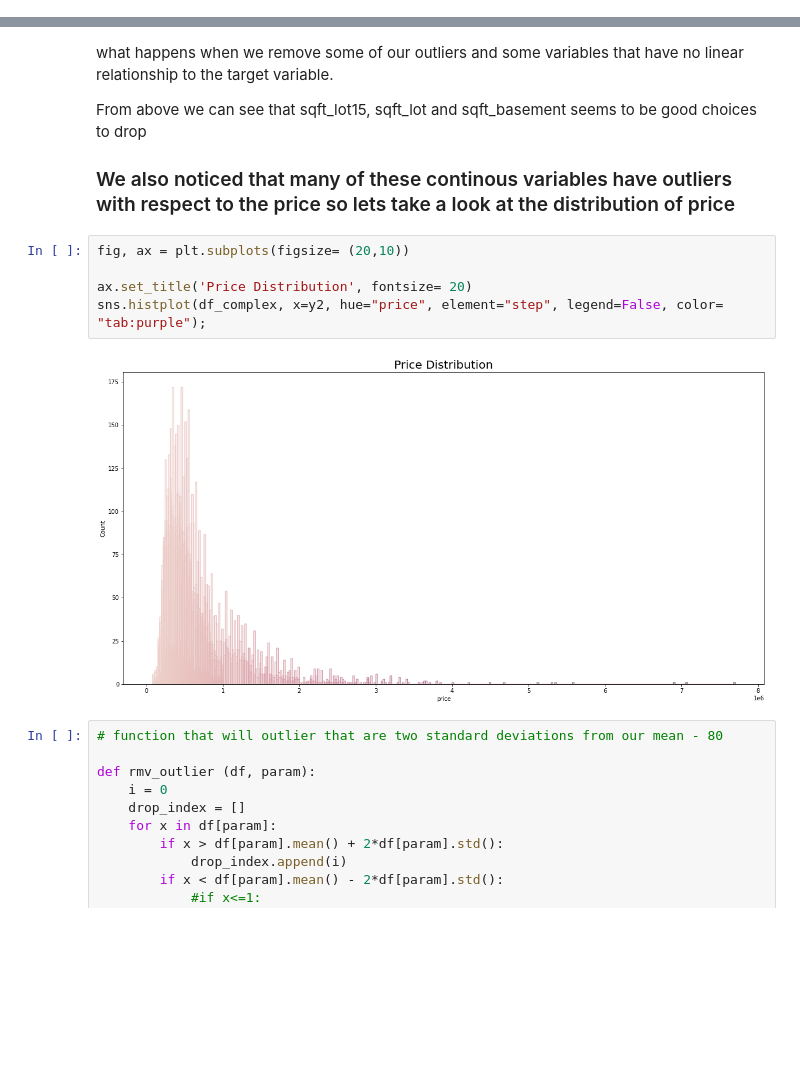
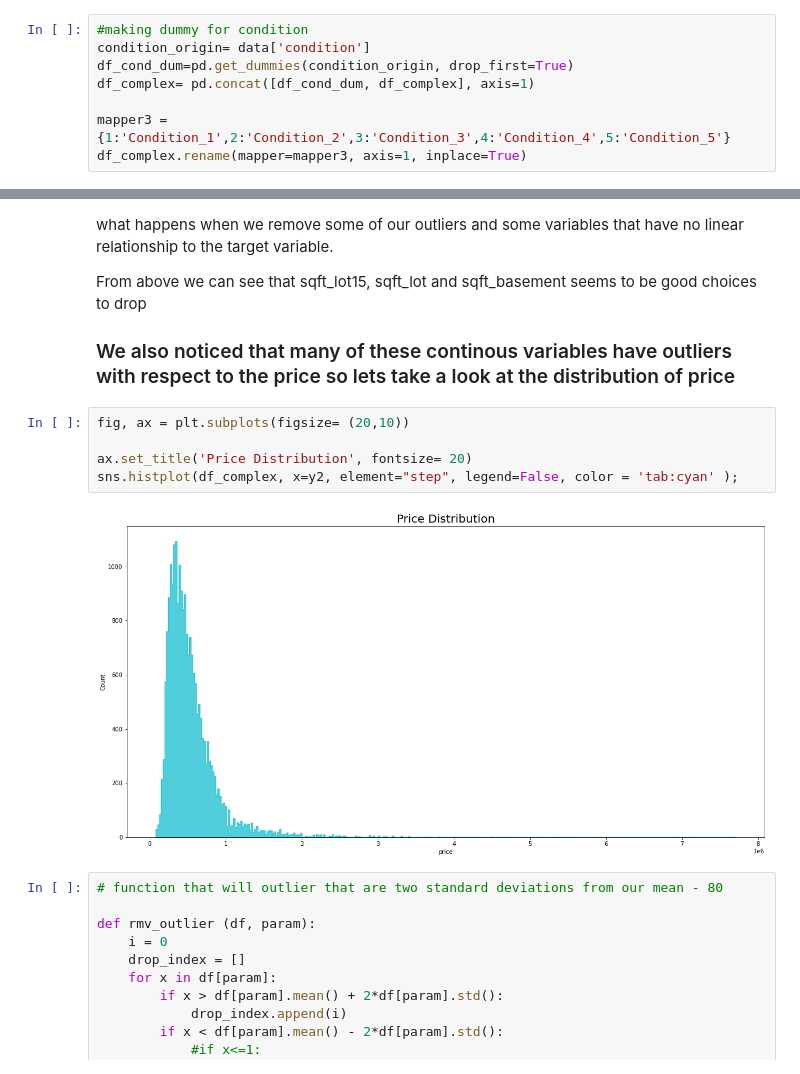
Before and after one commit to learn-co-curriculum/dsc-phase-2-project, a Jupyter notebook: Untitled.ipynb, the cells around one changed output, grey strips where cells are left out. Saved outputs shown, nothing was run; the diff lists cells and outputs as text; blank space fills up the shorter version.

```diff
--- a/Untitled.ipynb
+++ b/Untitled.ipynb
@@ -415,3 +441,11 @@ df_complex = pd.concat([df_dummy_grade, df_complex], axis=1)
+# %%
+#making dummy for condition
+condition_origin= data['condition']
+df_cond_dum=pd.get_dummies(condition_origin, drop_first=True)
+df_complex= pd.concat([df_cond_dum, df_complex], axis=1)
+
+mapper3 = {1:'Condition_1',2:'Condition_2',3:'Condition_3',4:'Condition_4',5:'Condition_5'}
+df_complex.rename(mapper=mapper3, axis=1, inplace=True)
 # %%
 #Dummying the view
 view_origin= data['view']
@@ -597,10 +626,10 @@ From above we can see that sqft_lot15, sqft_lot and sqft_basement seems to be go
 # %%
 fig, ax = plt.subplots(figsize= (20,10))
 
 ax.set_title('Price Distribution', fontsize= 20)
-sns.histplot(df_complex, x=y2, hue="price", element="step", legend=False, color= "tab:purple");
+sns.histplot(df_complex, x=y2, element="step", legend=False, color = 'tab:cyan' );
 # %% [output]
-[figure, old version]
+[figure, new version]
 # %%
 # function that will outlier that are two standard deviations from our mean - 80
 
```
Also changed, not shown: parts of 57 cells of this notebook.
